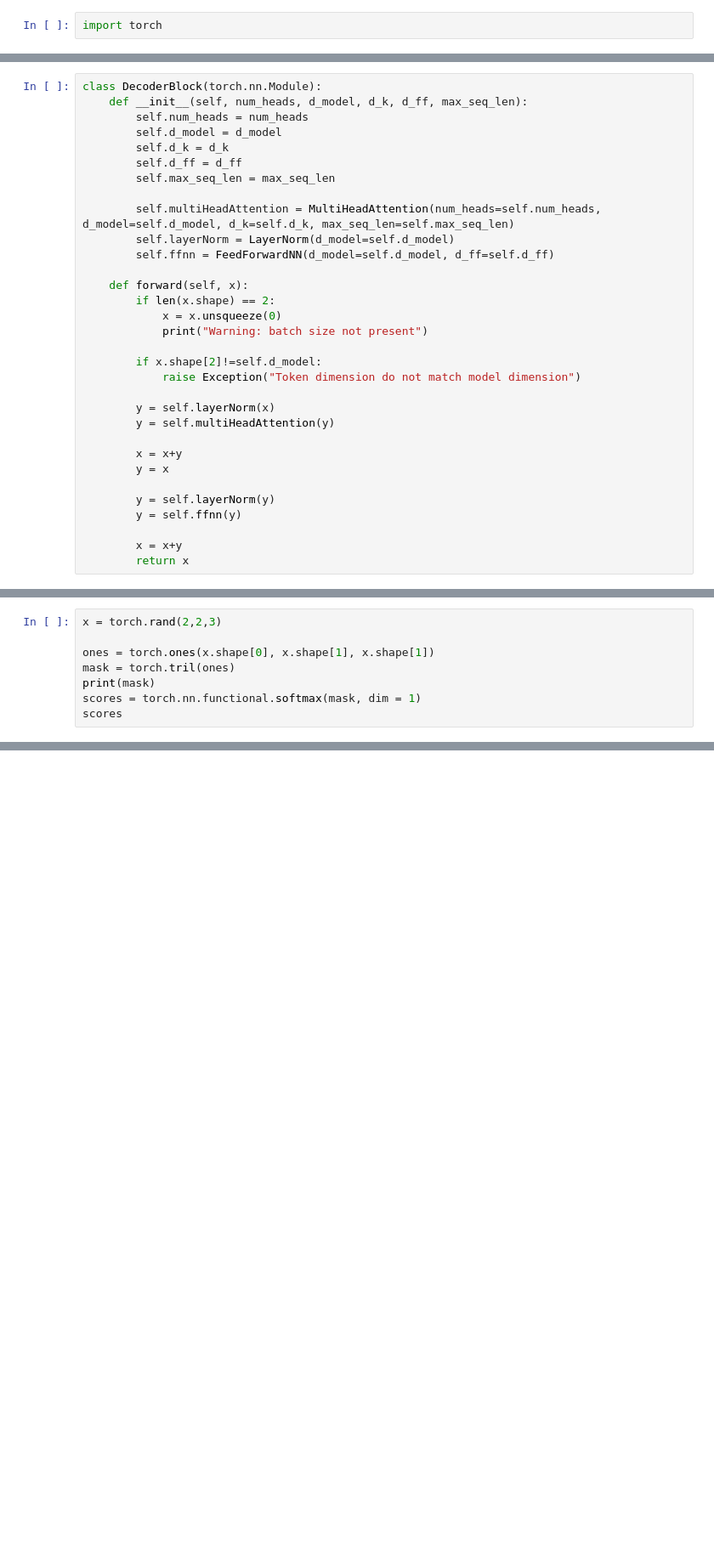
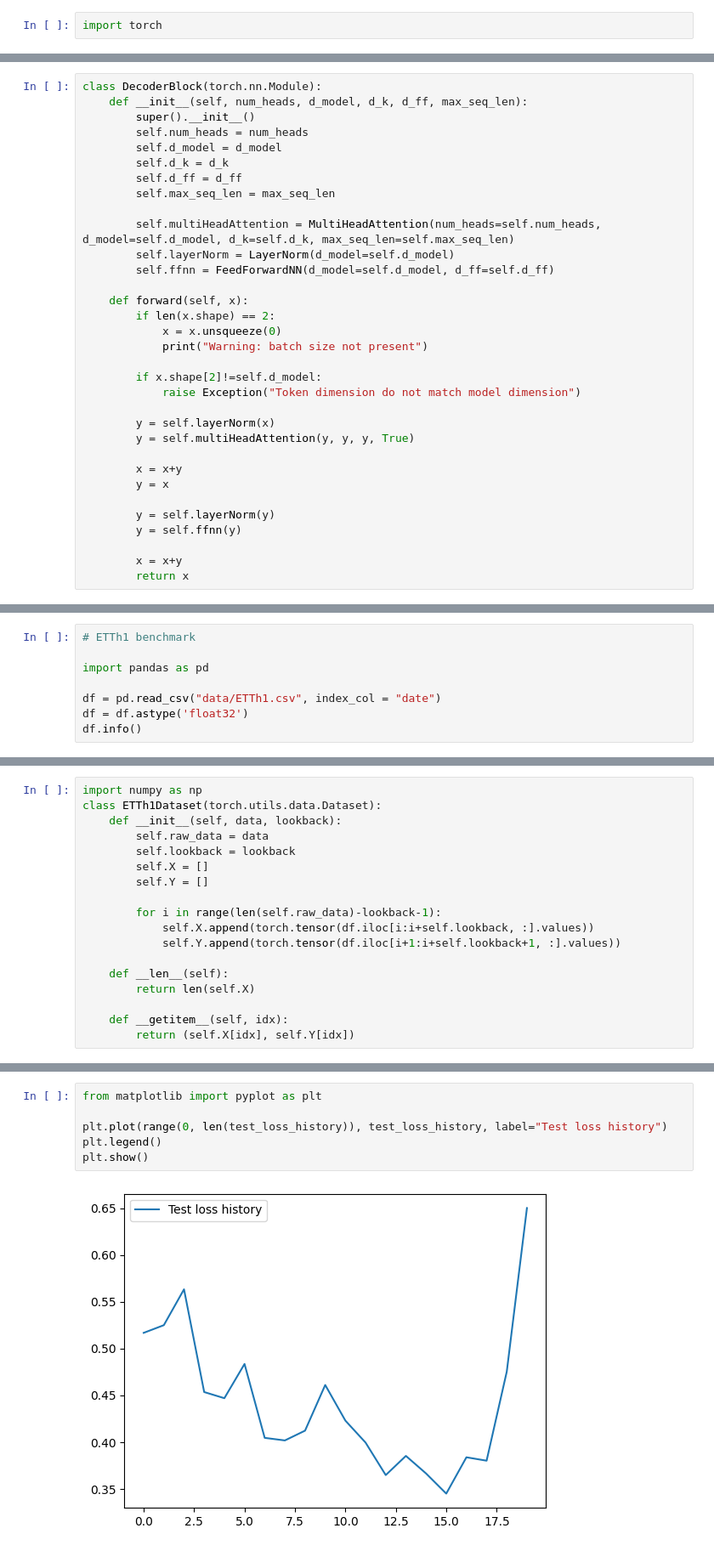
Before and after one commit to ilmarcopardo/transformers, a Jupyter notebook: transformer.ipynb, the cells around one changed output, grey strips where cells are left out. Shown: that part at 85% size. Saved outputs shown, nothing was run; the diff lists cells and outputs as text; blank space fills up the shorter version.

```diff
--- a/transformer.ipynb
+++ b/transformer.ipynb
@@ -150,6 +156,7 @@ class MultiHeadAttention(torch.nn.Module):
 # %%
 class DecoderBlock(torch.nn.Module):
     def __init__(self, num_heads, d_model, d_k, d_ff, max_seq_len):
+        super().__init__()
         self.num_heads = num_heads
         self.d_model = d_model
         self.d_k = d_k
@@ -169,7 +176,7 @@ class DecoderBlock(torch.nn.Module):
             raise Exception("Token dimension do not match model dimension")
 
         y = self.layerNorm(x)
-        y = self.multiHeadAttention(y)
+        y = self.multiHeadAttention(y, y, y, True)
 
         x = x+y
         y = x
@@ -252,8 +188,0 @@ layer_norm(embedding)
-# %%
-x = torch.rand(2,2,3)
-
-ones = torch.ones(x.shape[0], x.shape[1], x.shape[1])
-mask = torch.tril(ones)
-print(mask)
-scores = torch.nn.functional.softmax(mask, dim = 1)
-scores
@@ -270,0 +225,8 @@ tensor([[[0.5000, 0.2689],
+# %%
+# ETTh1 benchmark
+
+import pandas as pd
+
+df = pd.read_csv("data/ETTh1.csv", index_col = "date")
+df = df.astype('float32')
+df.info()
@@ -270,0 +248,18 @@ tensor([[[0.5000, 0.2689],
+# %%
+import numpy as np
+class ETTh1Dataset(torch.utils.data.Dataset):
+    def __init__(self, data, lookback):
+        self.raw_data = data
+        self.lookback = lookback
+        self.X = []
+        self.Y = []
+
+        for i in range(len(self.raw_data)-lookback-1):
+            self.X.append(torch.tensor(df.iloc[i:i+self.lookback, :].values))
+            self.Y.append(torch.tensor(df.iloc[i+1:i+self.lookback+1, :].values))
+
+    def __len__(self):
+        return len(self.X)
+
+    def __getitem__(self, idx):
+        return (self.X[idx], self.Y[idx])
@@ -270,0 +387,8 @@ tensor([[[0.5000, 0.2689],
+# %%
+from matplotlib import pyplot as plt
+
+plt.plot(range(0, len(test_loss_history)), test_loss_history, label="Test loss history")
+plt.legend()
+plt.show()
+# %% [output]
+[figure, added]
```
Also changed, not shown: parts of 19 cells of this notebook, 2 other files.
